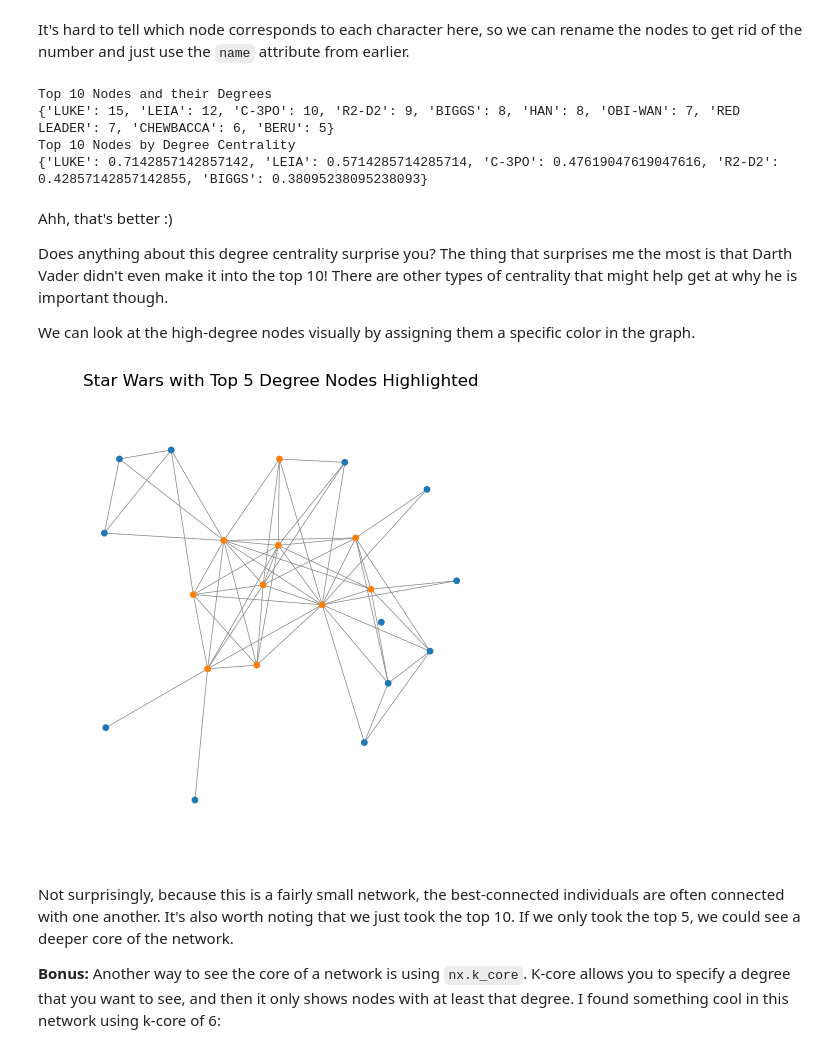
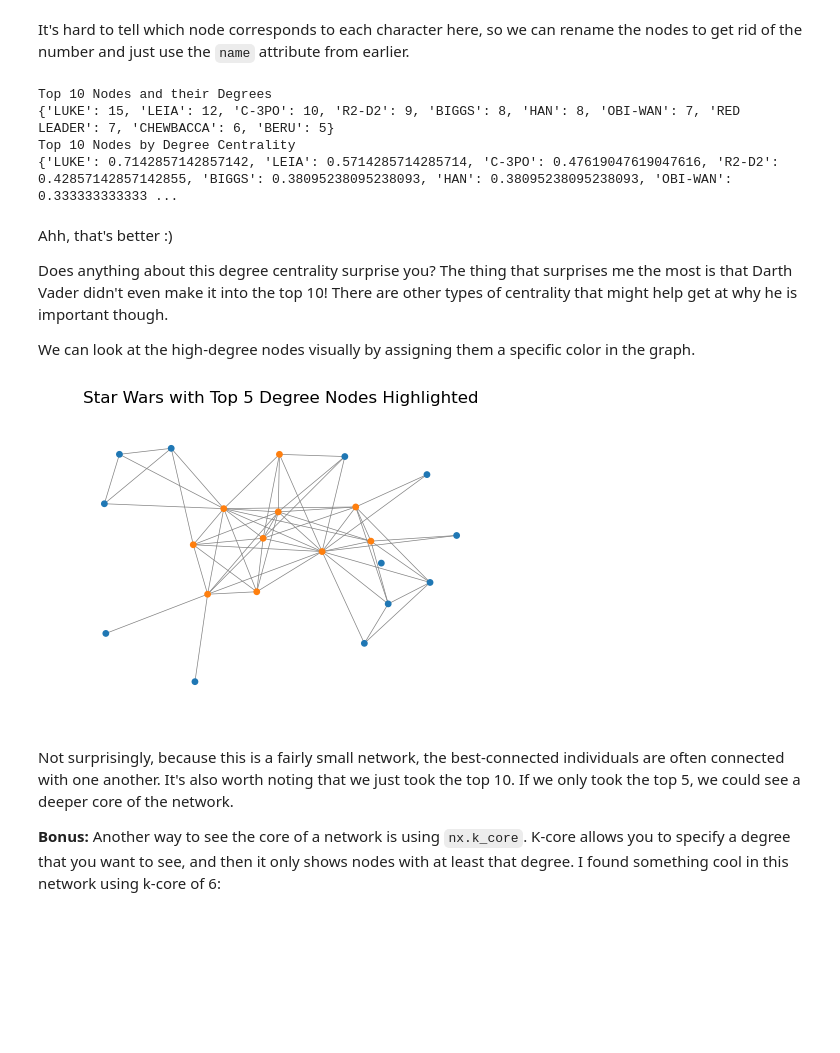
Before and after one commit to EricPostMaster/getting-started-with-network-analysis-in-python, a Jupyter notebook: lotr_network.ipynb, the cells around one changed output. Cells and saved outputs as stored; diff of their text form; code cells hidden in the pictures; blank space fills up the shorter version.

```diff
--- a/lotr_network.ipynb
+++ b/lotr_network.ipynb
@@ -436,12 +459,12 @@ print('Top 10 Nodes and their Degrees')
 print(dict(sorted(nx.degree(G_sw),key=lambda x:x[1],reverse=True)[0:10]))
 
 print('Top 10 Nodes by Degree Centrality')
-print(filter_dict(nx.degree_centrality(G_sw), top_n=5))
+print(filter_dict(nx.degree_centrality(G_sw), top_n=10))
 # %% [output]
 Top 10 Nodes and their Degrees
 {'LUKE': 15, 'LEIA': 12, 'C-3PO': 10, 'R2-D2': 9, 'BIGGS': 8, 'HAN': 8, 'OBI-WAN': 7, 'RED LEADER': 7, 'CHEWBACCA': 6, 'BERU': 5}
 Top 10 Nodes by Degree Centrality
-{'LUKE': 0.7142857142857142, 'LEIA': 0.5714285714285714, 'C-3PO': 0.47619047619047616, 'R2-D2': 0.42857142857142855, 'BIGGS': 0.38095238095238093}
+{'LUKE': 0.7142857142857142, 'LEIA': 0.5714285714285714, 'C-3PO': 0.47619047619047616, 'R2-D2': 0.42857142857142855, 'BIGGS': 0.38095238095238093, 'HAN': 0.38095238095238093, 'OBI-WAN': 0.333333333333 ...
 # %% [markdown]
 Ahh, that's better :)
 
@@ -456,14 +479,14 @@ high_degree_nodes = list(filter_dict(nx.degree_centrality(G_sw), top_n=10))
 colors = ['C1' if i in high_degree_nodes else 'C0' for i in G_sw.nodes]
 # %%
 # Plot Star Wars w/ high-degree nodes highlighted
-fig = plt.subplots(figsize=(6,6))
+fig = plt.subplots(figsize=(6,4))
 plt.margins(.1,.1)
 
 plt.title("Star Wars with Top 5 Degree Nodes Highlighted")
 nx.draw(G_sw, pos=nx.kamada_kawai_layout(G_sw), node_size=15, width=.5, node_color=colors, edge_color='gray')
 plt.show()
 # %% [output]
-[figure, old version]
+[figure, new version]
 # %% [markdown]
 Not surprisingly, because this is a fairly small network, the best-connected individuals are often connected with one another. It's also worth noting that we just took the top 10. If we only took the top 5, we could see a deeper core of the network.
 
```
Also changed, not shown: parts of 16 cells of this notebook.
